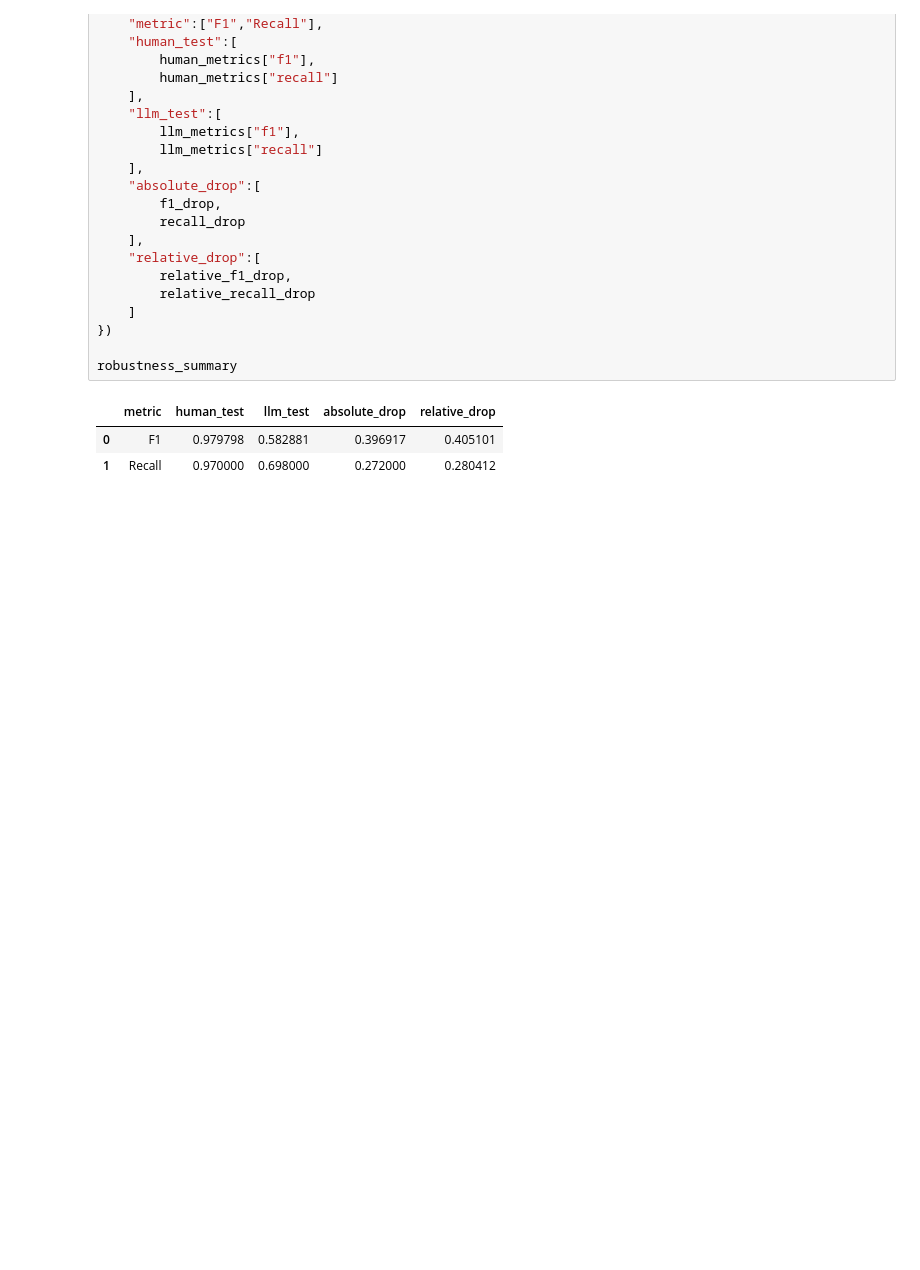
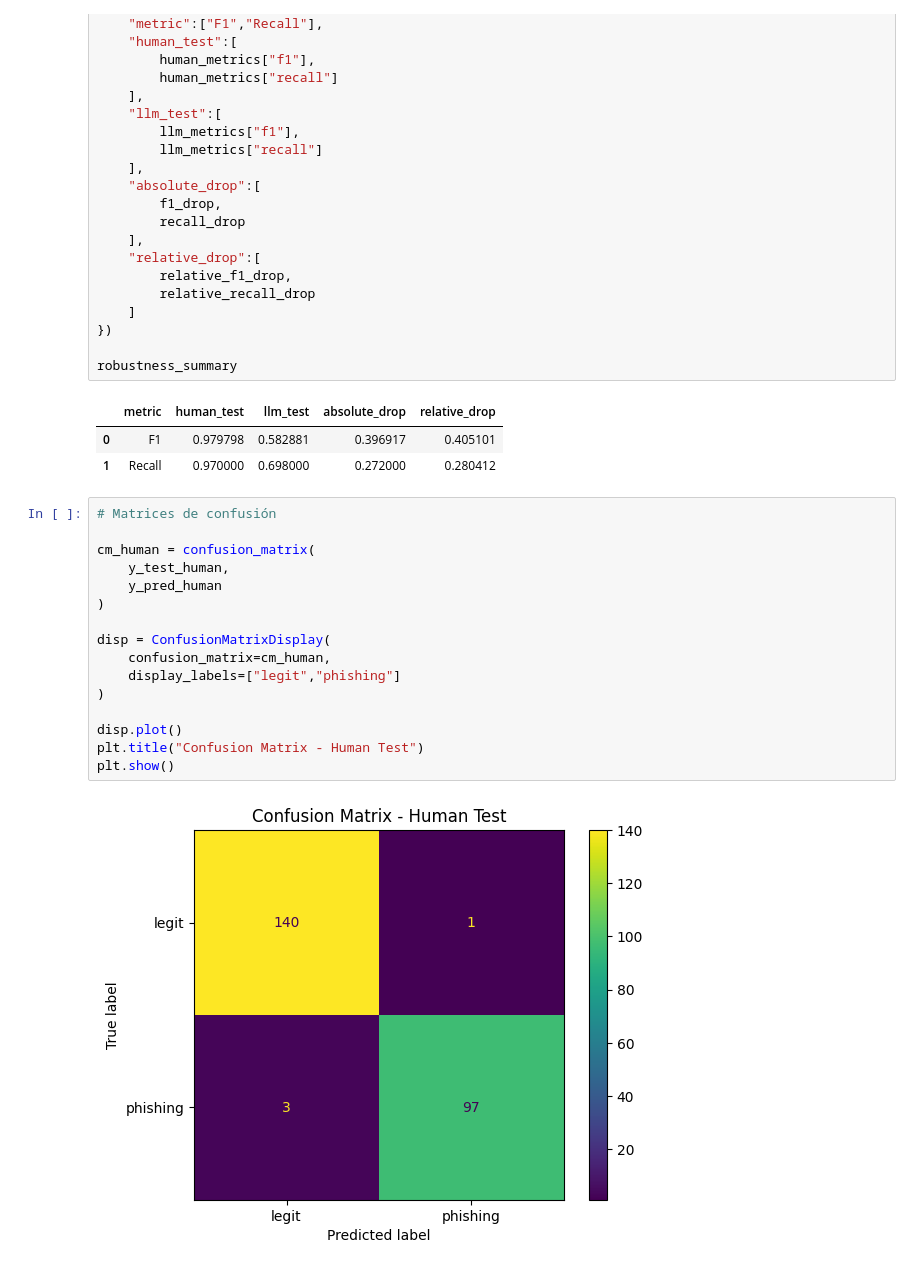
Before and after one commit to EdwinOrtegaK/Phishing-Detection-LLM-Shift, a Jupyter notebook: notebooks/phishing_llm_robustness.ipynb, the cells around one changed output. Cells and saved outputs as stored; diff of their text form; blank space fills up the shorter version.

Commit message:
feat: add baseline svm visualizations and preliminary robustness analysis

```diff
--- a/notebooks/phishing_llm_robustness.ipynb
+++ b/notebooks/phishing_llm_robustness.ipynb
@@ -388,3 +388,21 @@ robustness_summary
 |  | metric | human_test | llm_test | absolute_drop | relative_drop |
 | 0 | F1 | 0.979798 | 0.582881 | 0.396917 | 0.405101 |
 | 1 | Recall | 0.970000 | 0.698000 | 0.272000 | 0.280412 |
+# %%
+# Matrices de confusión
+
+cm_human = confusion_matrix(
+    y_test_human,
+    y_pred_human
+)
+
+disp = ConfusionMatrixDisplay(
+    confusion_matrix=cm_human,
+    display_labels=["legit","phishing"]
+)
+
+disp.plot()
+plt.title("Confusion Matrix - Human Test")
+plt.show()
+# %% [output]
+[figure, added]
```
Also changed, not shown: parts of 8 cells of this notebook.
